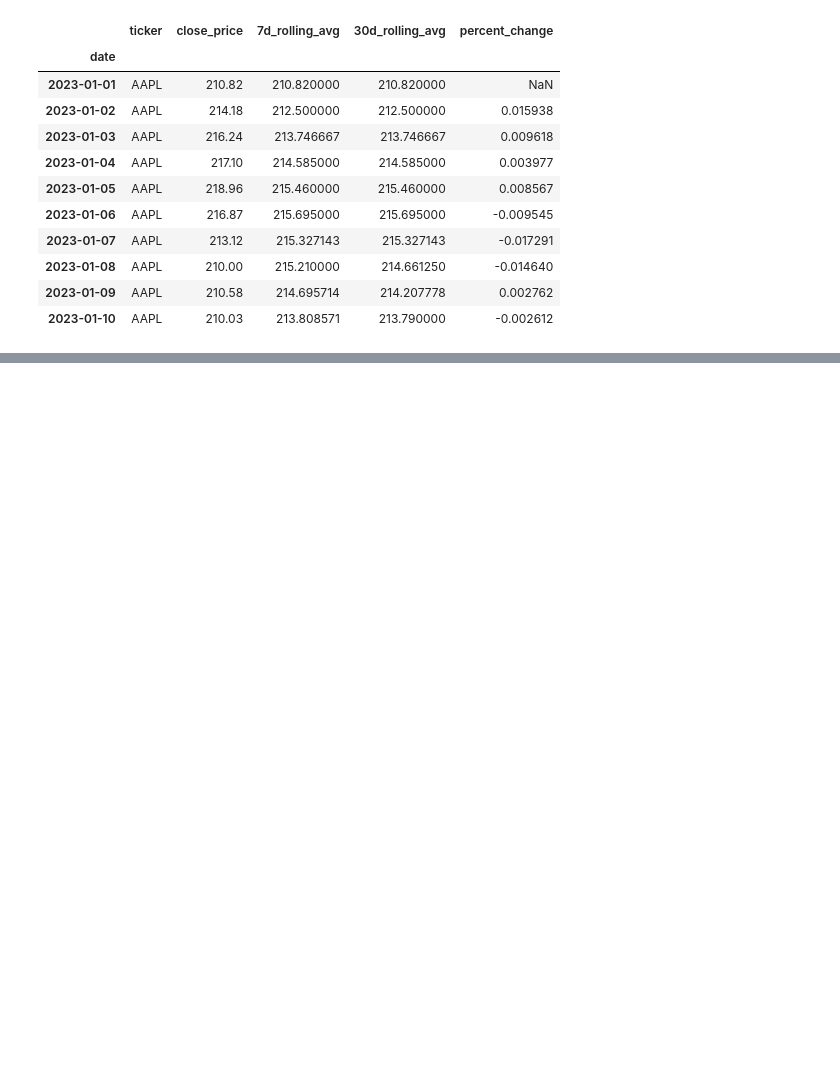
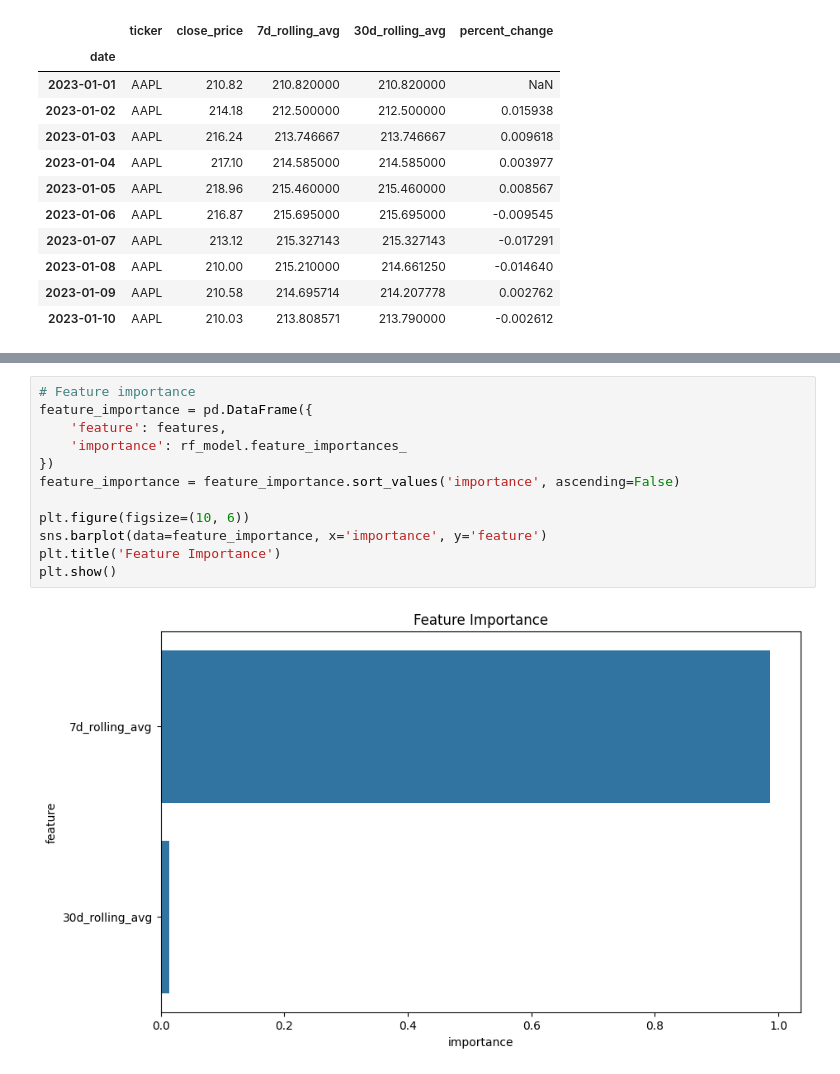
Before and after one commit to channingc1212/interview_prep, a Jupyter notebook: time_series.ipynb, the cells around one changed output, grey strips where cells are left out. Cells and saved outputs as stored; diff of their text form; blank space fills up the shorter version.

```diff
--- a/time_series.ipynb
+++ b/time_series.ipynb
@@ -107,0 +173,14 @@ See the caveats in the documentation: https://pandas.pydata.org/pandas-docs/stab
+# %%
+# Feature importance
+feature_importance = pd.DataFrame({
+    'feature': features,
+    'importance': rf_model.feature_importances_
+})
+feature_importance = feature_importance.sort_values('importance', ascending=False)
+
+plt.figure(figsize=(10, 6))
+sns.barplot(data=feature_importance, x='importance', y='feature')
+plt.title('Feature Importance')
+plt.show()
+# %% [output]
+[figure, added]
```
Also changed, not shown: parts of 7 cells of this notebook.
